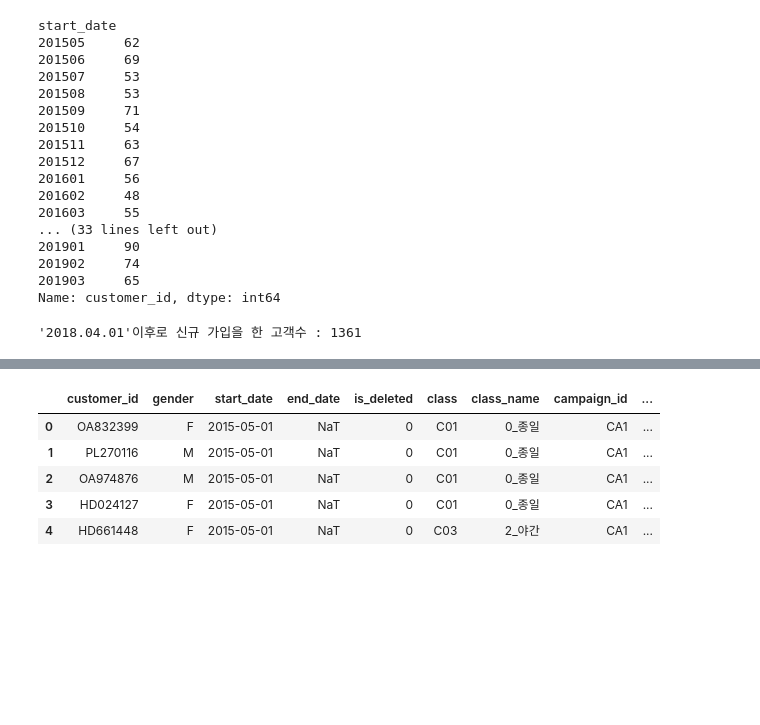
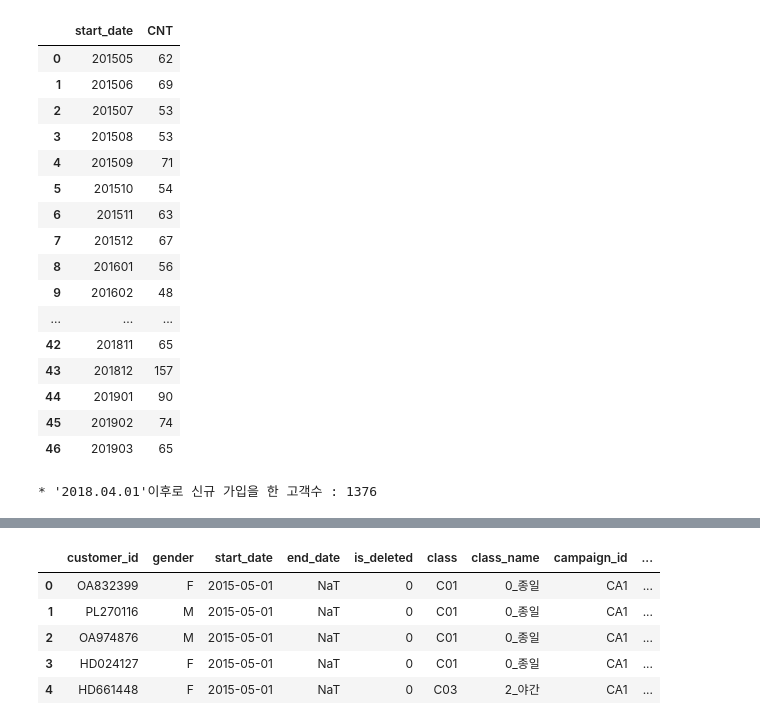
Before and after one commit to wooseok1152/python-data_analysis, a Jupyter notebook: 3장 고객의 전체 모습을 파악하는 테크닉 10.ipynb, the cells around one changed output, grey strips where cells are left out. Drawn from its saved outputs; the diff is of its cells as text; code cells hidden in the pictures; blank space fills up the shorter version.

```diff
--- a/3장 고객의 전체 모습을 파악하는 테크닉 10.ipynb
+++ b/3장 고객의 전체 모습을 파악하는 테크닉 10.ipynb
@@ -103,30 +168,40 @@ Name: customer_id, dtype: int64
 # %%
 # 'start_date'별 고객수 집계
-temp_customer_join = customer_join.loc[:, ["customer_id", "start_date"]]
-temp_customer_join["start_date"] = pd.to_datetime(temp_customer_join["start_date"]).dt.strftime("%Y%m")
-temp_customer_join.groupby("start_date").count()["customer_id"]
+
+count_by_YYYY_MM = sqldf("""
+                                SELECT SUBSTR(replace(start_date, "-", ""), 1, 6) AS start_date,
+                                       COUNT(1)                                   AS CNT
+                                FROM customer_join
+                                GROUP BY SUBSTR(replace(start_date, "-", ""), 1, 6)
+                         """)
+
+display(count_by_YYYY_MM)
+
+# temp_customer_join = customer_join.loc[:, ["customer_id", "start_date"]]
+# temp_customer_join["start_date"] = pd.to_datetime(temp_customer_join["start_date"]).dt.strftime("%Y%m")
+# temp_customer_join.groupby("start_date").count()["customer_id"]
 # %% [output]
-start_date
-201505     62
-201506     69
-201507     53
-201508     53
-201509     71
-201510     54
-201511     63
-201512     67
-201601     56
-201602     48
-201603     55
-... (33 lines left out)
-201901     90
-201902     74
-201903     65
-Name: customer_id, dtype: int64
+|  | start_date | CNT |
+| 0 | 201505 | 62 |
+| 1 | 201506 | 69 |
+| 2 | 201507 | 53 |
+| 3 | 201508 | 53 |
+| 4 | 201509 | 71 |
+| 5 | 201510 | 54 |
+| 6 | 201511 | 63 |
+| 7 | 201512 | 67 |
+| 8 | 201601 | 56 |
+| 9 | 201602 | 48 |
+| ... | ... | ... |
+| 42 | 201811 | 65 |
+| 43 | 201812 | 157 |
+| 44 | 201901 | 90 |
+| 45 | 201902 | 74 |
+| 46 | 201903 | 65 |
 # %%
 # '20180401'이후에 신규 가입을 한 고객수 집계
 customer_join["start_date"] = pd.to_datetime(customer_join["start_date"])
-customer_start = customer_join.loc[customer_join["start_date"] > pd.to_datetime("20180401"), :]
-print("'2018.04.01'이후로 신규 가입을 한 고객수 :", len(customer_start))
+customer_start = customer_join.loc[customer_join["start_date"] >= pd.to_datetime("20180401"), :]
+print("* '2018.04.01'이후로 신규 가입을 한 고객수 :", len(customer_start))
 # %% [output]
-'2018.04.01'이후로 신규 가입을 한 고객수 : 1361
+* '2018.04.01'이후로 신규 가입을 한 고객수 : 1376
```
Also changed, not shown: parts of 9 cells of this notebook.
